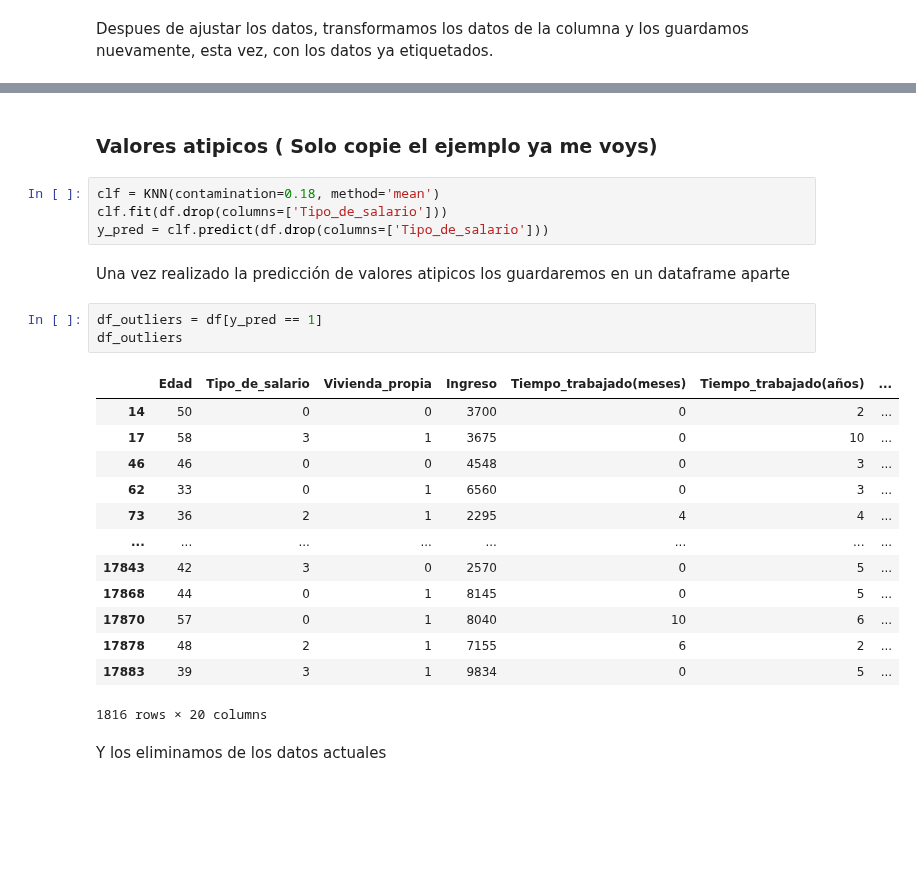
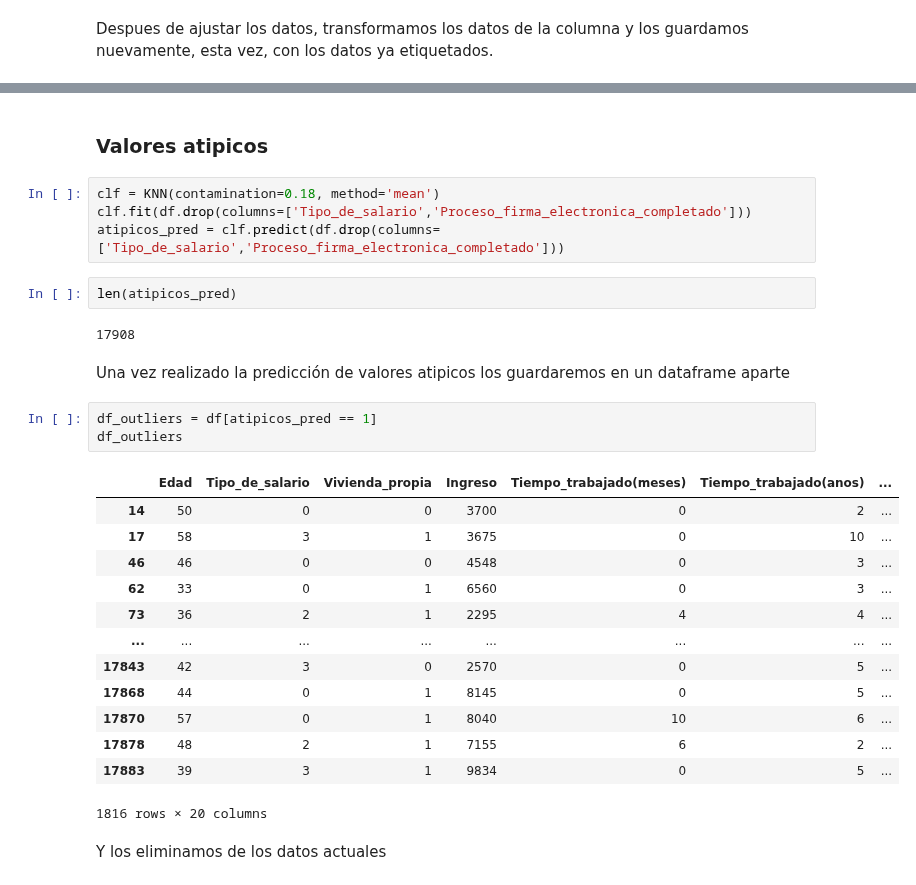
Before and after one commit to ismaelacosta/Proyecto_AID, a Jupyter notebook: examen.ipynb, the cells around one changed output, grey strips where cells are left out. Saved outputs shown, nothing was run; the diff lists cells and outputs as text; blank space fills up the shorter version.

```diff
--- a/examen.ipynb
+++ b/examen.ipynb
@@ -266,18 +287,22 @@ df.head()
 | 3 | 40 | 0 | 0 | 5230 | 0 | 6 | ... |
 | 4 | 33 | 2 | 0 | 3590 | 0 | 5 | ... |
 # %% [markdown]
-### Valores atipicos ( Solo copie el ejemplo ya me voys)
+### Valores atipicos
 # %%
 clf = KNN(contamination=0.18, method='mean')
-clf.fit(df.drop(columns=['Tipo_de_salario']))
-y_pred = clf.predict(df.drop(columns=['Tipo_de_salario']))
+clf.fit(df.drop(columns=['Tipo_de_salario','Proceso_firma_electronica_completado']))
+atipicos_pred = clf.predict(df.drop(columns=['Tipo_de_salario','Proceso_firma_electronica_completado']))
+# %%
+len(atipicos_pred)
+# %% [output]
+17908
 # %% [markdown]
 Una vez realizado la predicción de valores atipicos los guardaremos en un dataframe aparte
 # %%
-df_outliers = df[y_pred == 1]
+df_outliers = df[atipicos_pred == 1]
 df_outliers
 # %% [output]
-|  | Edad | Tipo_de_salario | Vivienda_propia | Ingreso | Tiempo_trabajado(meses) | Tiempo_trabajado(años) | ... |
+|  | Edad | Tipo_de_salario | Vivienda_propia | Ingreso | Tiempo_trabajado(meses) | Tiempo_trabajado(anos) | ... |
 | 14 | 50 | 0 | 0 | 3700 | 0 | 2 | ... |
 | 17 | 58 | 3 | 1 | 3675 | 0 | 10 | ... |
 | 46 | 46 | 0 | 0 | 4548 | 0 | 3 | ... |
```
Also changed, not shown: parts of 57 cells of this notebook, 1 other file.
